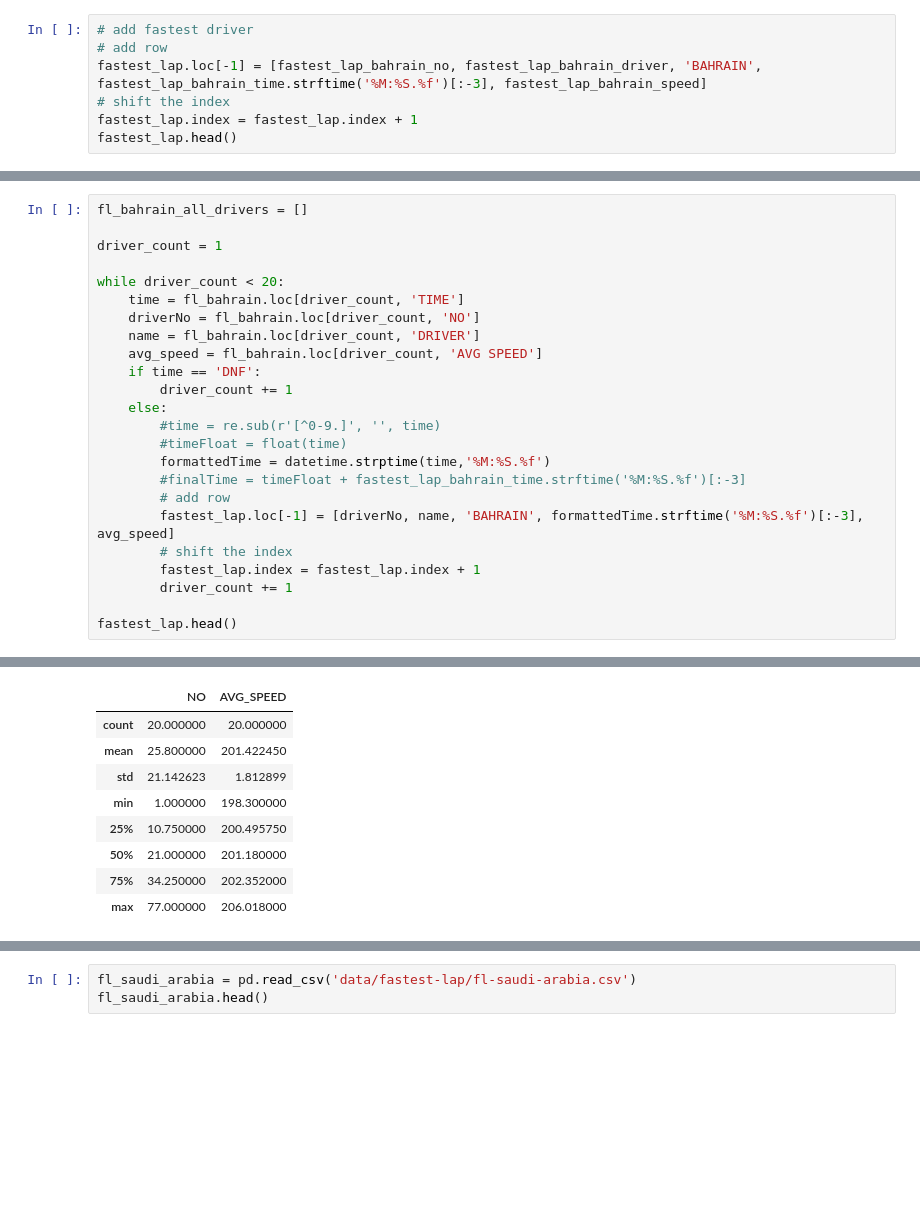
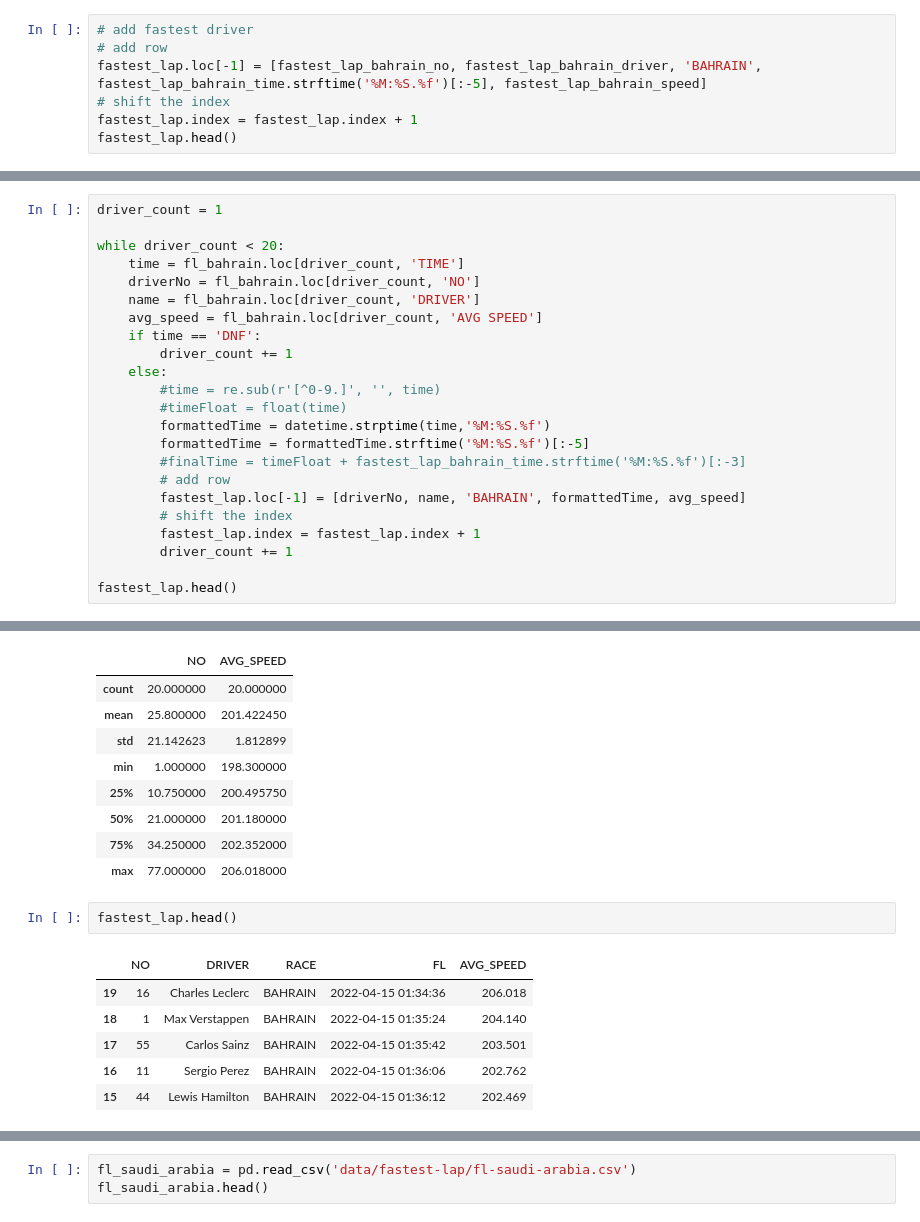
Before and after one commit to JB-26/f1-2022-analysis, a Jupyter notebook: fastest-laps.ipynb, the cells around one changed output, grey strips where cells are left out. Cells and saved outputs as stored; diff of their text form; blank space fills up the shorter version.

Commit message:
Attempt to calculate average fastest lap

```diff
--- a/fastest-laps.ipynb
+++ b/fastest-laps.ipynb
@@ -67,7 +67,7 @@ fastest_lap_bahrain_time.strftime('%M:%S.%f')[:-3]
 # %%
 # add fastest driver
 # add row
-fastest_lap.loc[-1] = [fastest_lap_bahrain_no, fastest_lap_bahrain_driver, 'BAHRAIN', fastest_lap_bahrain_time.strftime('%M:%S.%f')[:-3], fastest_lap_bahrain_speed]
+fastest_lap.loc[-1] = [fastest_lap_bahrain_no, fastest_lap_bahrain_driver, 'BAHRAIN', fastest_lap_bahrain_time.strftime('%M:%S.%f')[:-5], fastest_lap_bahrain_speed]
 # shift the index
 fastest_lap.index = fastest_lap.index + 1
 fastest_lap.head()
@@ -77,6 +77,4 @@ fastest_lap.head()
 # %%
-fl_bahrain_all_drivers = []
-
 driver_count = 1
 
 while driver_count < 20:
@@ -90,9 +88,10 @@ while driver_count < 20:
         #time = re.sub(r'[^0-9.]', '', time)
         #timeFloat = float(time)
         formattedTime = datetime.strptime(time,'%M:%S.%f')
+        formattedTime = formattedTime.strftime('%M:%S.%f')[:-5]
         #finalTime = timeFloat + fastest_lap_bahrain_time.strftime('%M:%S.%f')[:-3]
         # add row
-        fastest_lap.loc[-1] = [driverNo, name, 'BAHRAIN', formattedTime.strftime('%M:%S.%f')[:-3], avg_speed]
+        fastest_lap.loc[-1] = [driverNo, name, 'BAHRAIN', formattedTime, avg_speed]
         # shift the index
         fastest_lap.index = fastest_lap.index + 1
         driver_count += 1
@@ -150,3 +151,12 @@ fastest_lap.describe()
 | 50% | 21.000000 | 201.180000 |
 | 75% | 34.250000 | 202.352000 |
 | max | 77.000000 | 206.018000 |
+# %%
+fastest_lap.head()
+# %% [output]
+|  | NO | DRIVER | RACE | FL | AVG_SPEED |
+| 19 | 16 | Charles Leclerc | BAHRAIN | 2022-04-15 01:34:36 | 206.018 |
+| 18 | 1 | Max Verstappen | BAHRAIN | 2022-04-15 01:35:24 | 204.140 |
+| 17 | 55 | Carlos Sainz | BAHRAIN | 2022-04-15 01:35:42 | 203.501 |
+| 16 | 11 | Sergio Perez | BAHRAIN | 2022-04-15 01:36:06 | 202.762 |
+| 15 | 44 | Lewis Hamilton | BAHRAIN | 2022-04-15 01:36:12 | 202.469 |
```
Also changed, not shown: parts of 6 cells of this notebook.
